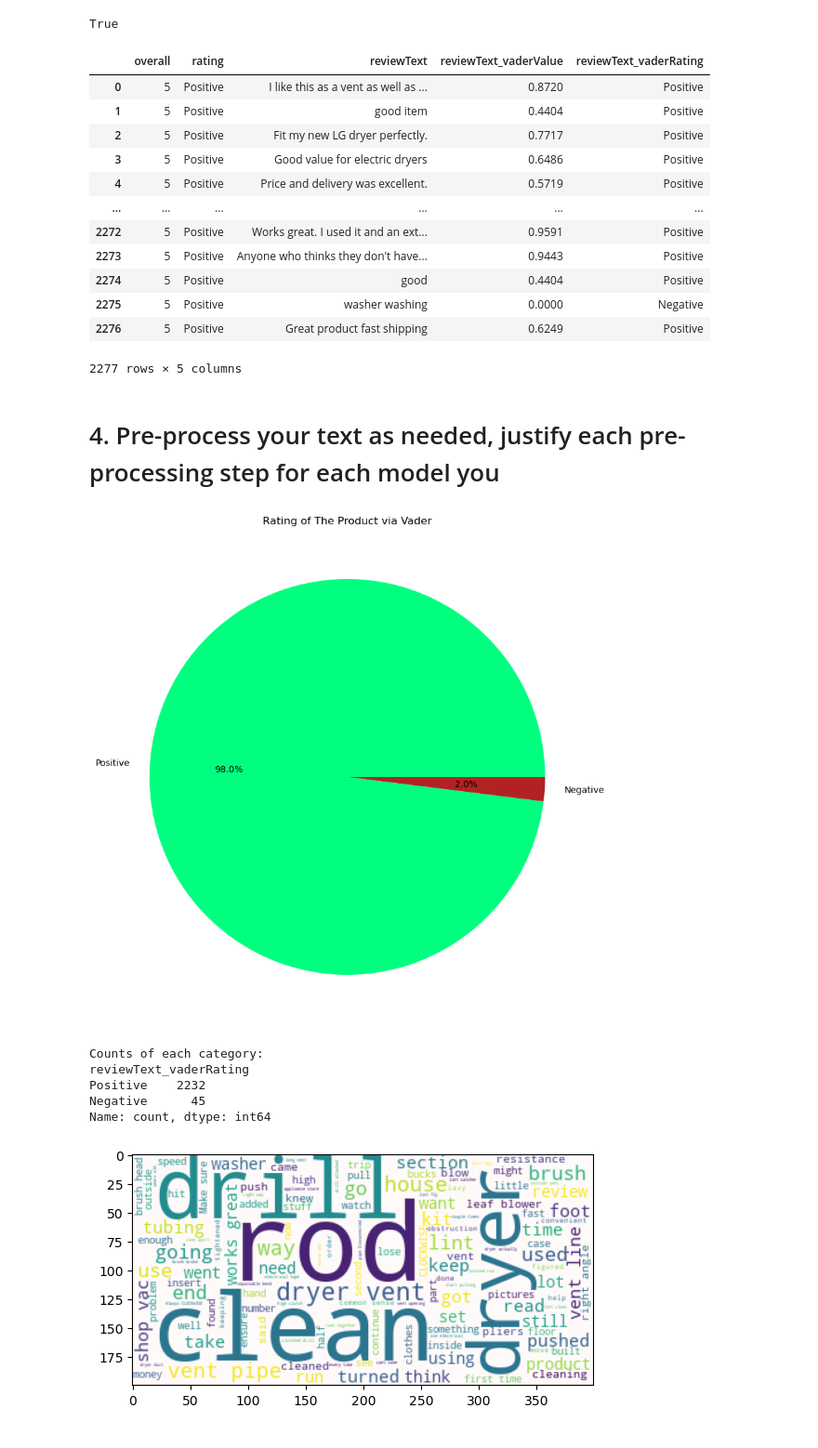
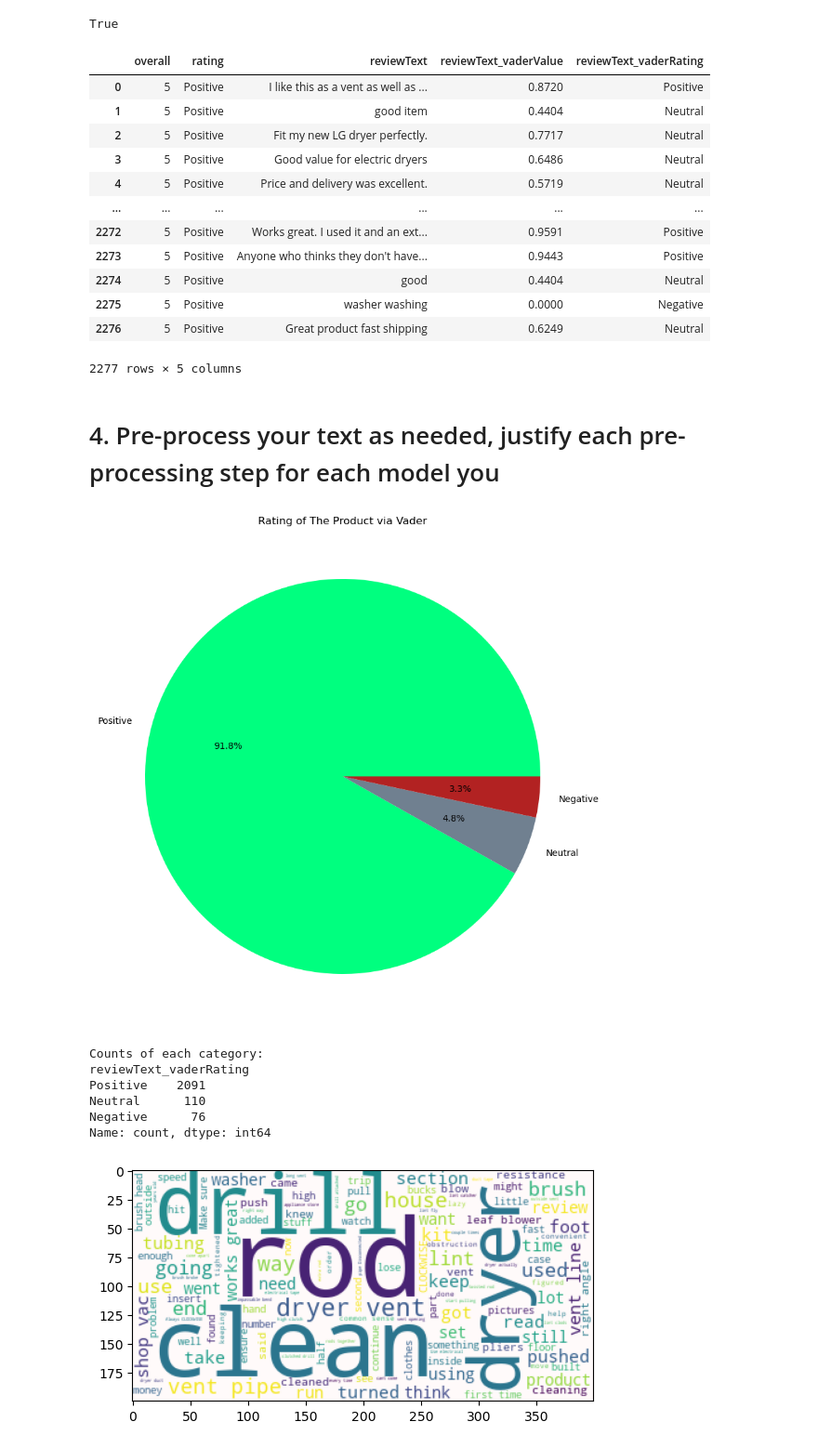
Before and after one commit to rolandjosephb/Comp262-Group3, a Jupyter notebook: Group 3.ipynb, the cells around one changed output. Shown at 93% size. Drawn from its saved outputs; the diff is of its cells as text; code cells hidden in the pictures.

```diff
--- a/Group 3.ipynb
+++ b/Group 3.ipynb
@@ -530,40 +530,41 @@ def preprocess_text_with_vader(text):
 
 # Preprocess column using VADER
 df_copy['reviewText_vaderValue'] = df_copy['reviewText'].apply(preprocess_text_with_vader)
-df_copy['reviewText_vaderRating'] = df_copy['reviewText_vaderValue'].apply(lambda x: 'Positive' if x >= 0.5 else ('Negative' if x <= 0.5 else 'Neutral'))
+df_copy['reviewText_vaderRating'] = df_copy['reviewText_vaderValue'].apply(lambda x: 'Positive' if x >= 0.8 else ('Negative' if x <= 0.4 else 'Neutral'))
 
 
 df_copy[['overall', 'rating', 'reviewText', 'reviewText_vaderValue', 'reviewText_vaderRating']]
 # %% [output]
 |  | overall | rating | reviewText | reviewText_vaderValue | reviewText_vaderRating |
 | 0 | 5 | Positive | I like this as a vent as well as ... | 0.8720 | Positive |
-| 1 | 5 | Positive | good item | 0.4404 | Positive |
-| 2 | 5 | Positive | Fit my new LG dryer perfectly. | 0.7717 | Positive |
-| 3 | 5 | Positive | Good value for electric dryers | 0.6486 | Positive |
-| 4 | 5 | Positive | Price and delivery was excellent. | 0.5719 | Positive |
+| 1 | 5 | Positive | good item | 0.4404 | Neutral |
+| 2 | 5 | Positive | Fit my new LG dryer perfectly. | 0.7717 | Neutral |
+| 3 | 5 | Positive | Good value for electric dryers | 0.6486 | Neutral |
+| 4 | 5 | Positive | Price and delivery was excellent. | 0.5719 | Neutral |
 | ... | ... | ... | ... | ... | ... |
 | 2272 | 5 | Positive | Works great. I used it and an ext... | 0.9591 | Positive |
 | 2273 | 5 | Positive | Anyone who thinks they don't have... | 0.9443 | Positive |
-| 2274 | 5 | Positive | good | 0.4404 | Positive |
+| 2274 | 5 | Positive | good | 0.4404 | Neutral |
 | 2275 | 5 | Positive | washer washing | 0.0000 | Negative |
-| 2276 | 5 | Positive | Great product fast shipping | 0.6249 | Positive |
+| 2276 | 5 | Positive | Great product fast shipping | 0.6249 | Neutral |
 2277 rows × 5 columns
 # %% [markdown]
 # 4. Pre-process your text as needed, justify each pre-processing step for each model you
 # %%
 plt.figure(figsize=(10, 10))
-plt.pie(df_copy['reviewText_vaderRating'].value_counts(), labels=df_copy['reviewText_vaderRating'].value_counts().index, autopct='%1.1f%%', labeldistance=1.10, colors=['springgreen', 'firebrick', 'slategray'])
+plt.pie(df_copy['reviewText_vaderRating'].value_counts(), labels=df_copy['reviewText_vaderRating'].value_counts().index, autopct='%1.1f%%', labeldistance=1.10, colors=['springgreen', 'slategray', 'firebrick'])
 plt.title('Rating of The Product via Vader')
 plt.show()
 
 print("Counts of each category:")
 print(df_copy['reviewText_vaderRating'].value_counts())
 # %% [output]
-[figure, old version]
+[figure, new version]
 Counts of each category:
 reviewText_vaderRating
-Positive    2232
-Negative      45
+Positive    2091
+Neutral      110
+Negative      76
 Name: count, dtype: int64
 # %%
 #wordcloud for reviewText
```
